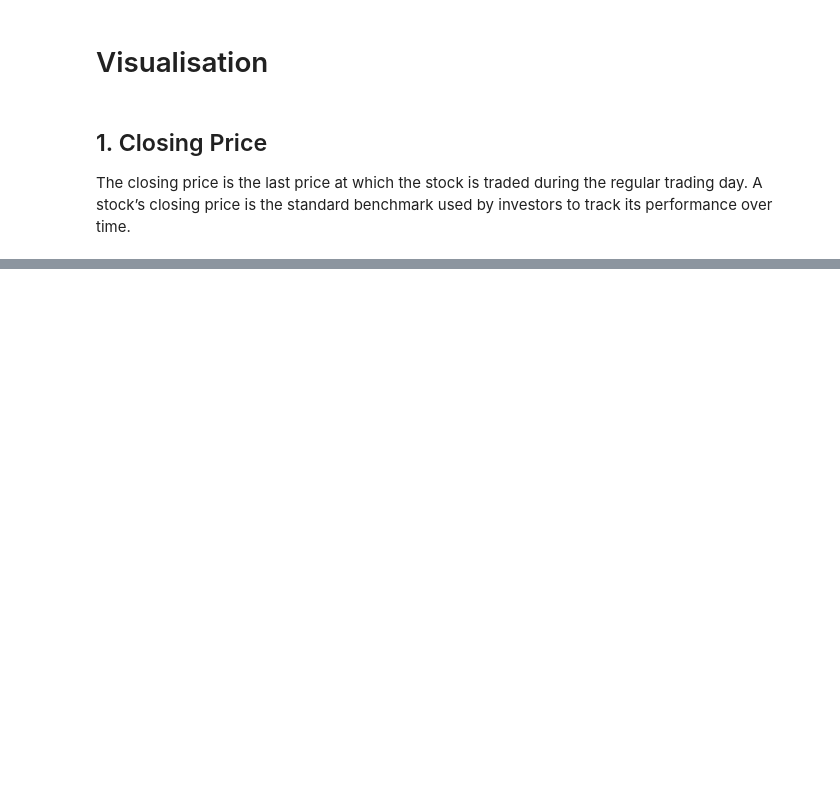
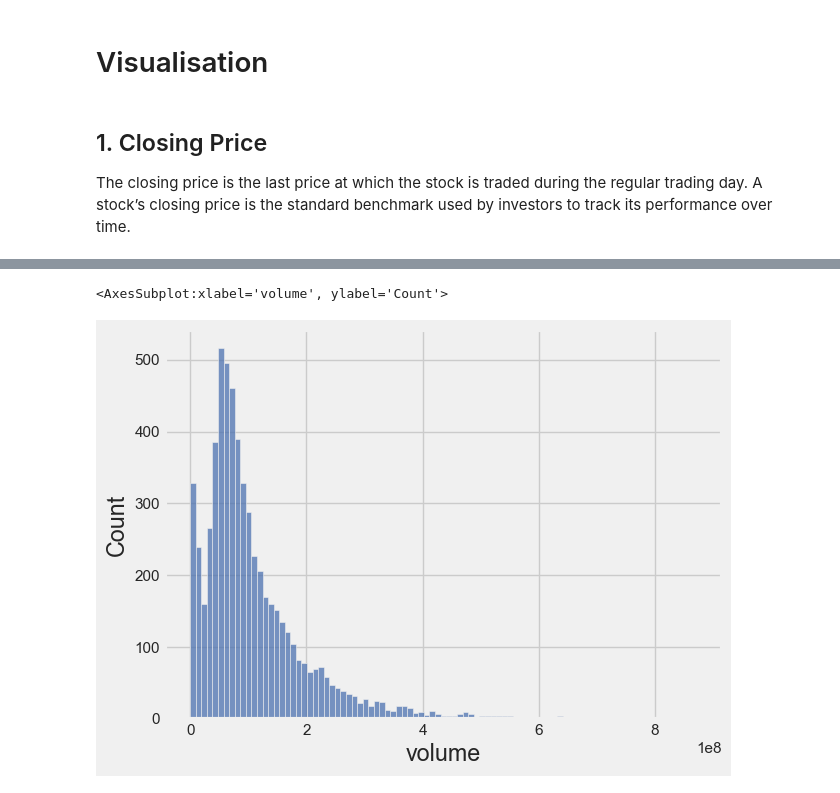
Before and after one commit to khanhlin003/Prediction_stock, a Jupyter notebook: eda.ipynb, the cells around one changed output, grey strips where cells are left out. Saved outputs shown, nothing was run; the diff lists cells and outputs as text; code cells hidden in the pictures; blank space fills up the shorter version.

```diff
--- a/eda.ipynb
+++ b/eda.ipynb
@@ -20,0 +42,5 @@ FileNotFoundError: [Errno 2] No such file or directory: 'Documents/Github/Predic
+# %%
+sns.histplot(x='volume', data=stock_cleaned_data)
+# %% [output]
+<AxesSubplot:xlabel='volume', ylabel='Count'>
+[figure, added]
```
Also changed, not shown: parts of 7 cells of this notebook, 2 other files.
